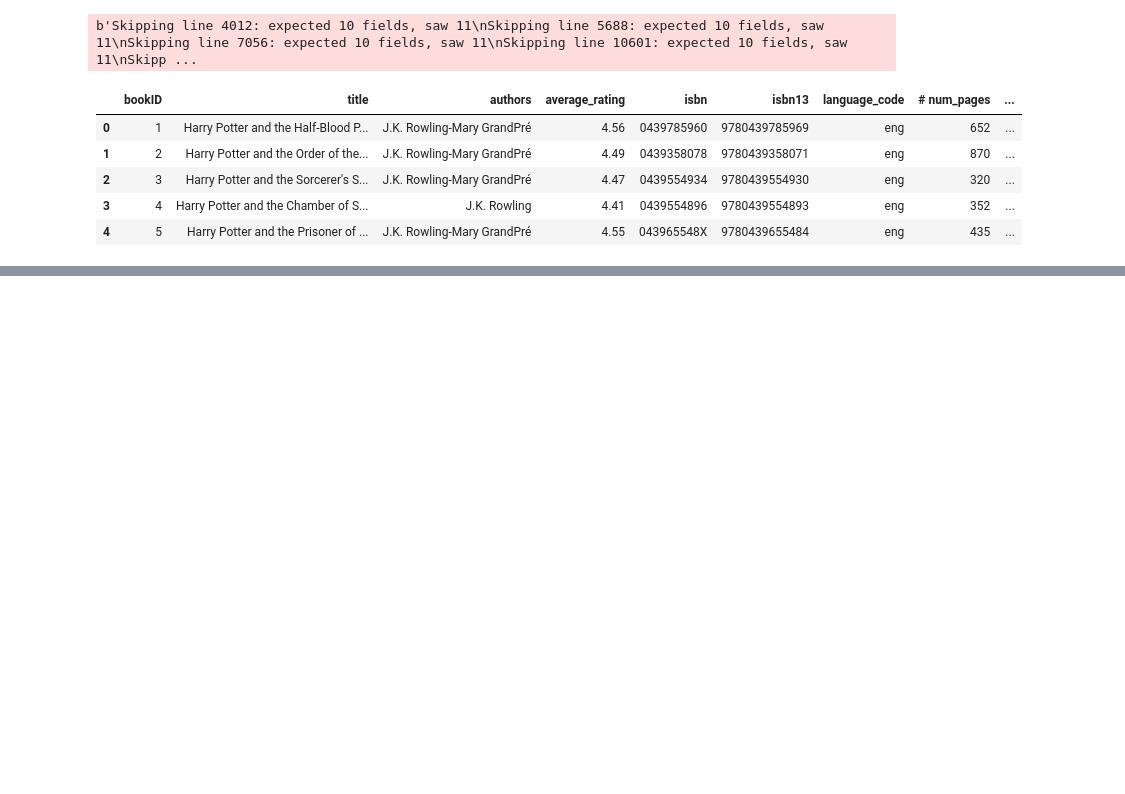
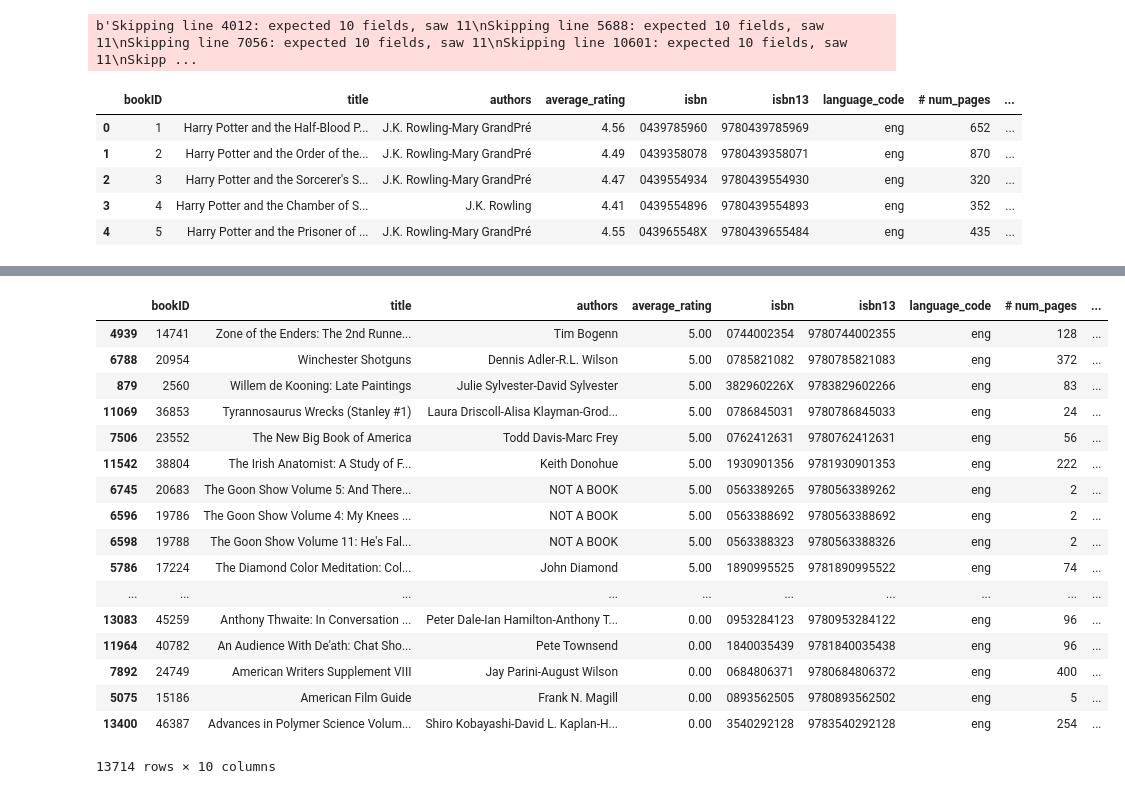
Before and after one commit to manmita7/BookBeasts, a Jupyter notebook: BookBeasts.ipynb, the cells around one changed output, grey strips where cells are left out. Drawn from its saved outputs; the diff is of its cells as text; code cells hidden in the pictures; blank space fills up the shorter version.

```diff
--- a/BookBeasts.ipynb
+++ b/BookBeasts.ipynb
@@ -44,0 +103,23 @@ top100_df.head()
+# %%
+goodreads_df.sort_values(["average_rating", "title"], axis=0,
+                 ascending=False, inplace=True)
+goodreads_df
+# %% [output]
+|  | bookID | title | authors | average_rating | isbn | isbn13 | language_code | # num_pages | ... |
+| 4939 | 14741 | Zone of the Enders: The 2nd Runne... | Tim Bogenn | 5.00 | 0744002354 | 9780744002355 | eng | 128 | ... |
+| 6788 | 20954 | Winchester Shotguns | Dennis Adler-R.L. Wilson | 5.00 | 0785821082 | 9780785821083 | eng | 372 | ... |
+| 879 | 2560 | Willem de Kooning: Late Paintings | Julie Sylvester-David Sylvester | 5.00 | 382960226X | 9783829602266 | eng | 83 | ... |
+| 11069 | 36853 | Tyrannosaurus Wrecks (Stanley #1) | Laura Driscoll-Alisa Klayman-Grod... | 5.00 | 0786845031 | 9780786845033 | eng | 24 | ... |
+| 7506 | 23552 | The New Big Book of America | Todd Davis-Marc Frey | 5.00 | 0762412631 | 9780762412631 | eng | 56 | ... |
+| 11542 | 38804 | The Irish Anatomist: A Study of F... | Keith Donohue | 5.00 | 1930901356 | 9781930901353 | eng | 222 | ... |
+| 6745 | 20683 | The Goon Show Volume 5: And There... | NOT A BOOK | 5.00 | 0563389265 | 9780563389262 | eng | 2 | ... |
+| 6596 | 19786 | The Goon Show Volume 4: My Knees ... | NOT A BOOK | 5.00 | 0563388692 | 9780563388692 | eng | 2 | ... |
+| 6598 | 19788 | The Goon Show Volume 11: He's Fal... | NOT A BOOK | 5.00 | 0563388323 | 9780563388326 | eng | 2 | ... |
+| 5786 | 17224 | The Diamond Color Meditation: Col... | John Diamond | 5.00 | 1890995525 | 9781890995522 | eng | 74 | ... |
+| ... | ... | ... | ... | ... | ... | ... | ... | ... | ... |
+| 13083 | 45259 | Anthony Thwaite: In Conversation ... | Peter Dale-Ian Hamilton-Anthony T... | 0.00 | 0953284123 | 9780953284122 | eng | 96 | ... |
+| 11964 | 40782 | An Audience With De'ath: Chat Sho... | Pete Townsend | 0.00 | 1840035439 | 9781840035438 | eng | 96 | ... |
+| 7892 | 24749 | American Writers Supplement VIII | Jay Parini-August Wilson | 0.00 | 0684806371 | 9780684806372 | eng | 400 | ... |
+| 5075 | 15186 | American Film Guide | Frank N. Magill | 0.00 | 0893562505 | 9780893562502 | eng | 5 | ... |
+| 13400 | 46387 | Advances in Polymer Science Volum... | Shiro Kobayashi-David L. Kaplan-H... | 0.00 | 3540292128 | 9783540292128 | eng | 254 | ... |
+13714 rows × 10 columns
```
Also changed, not shown: parts of 9 cells of this notebook.
